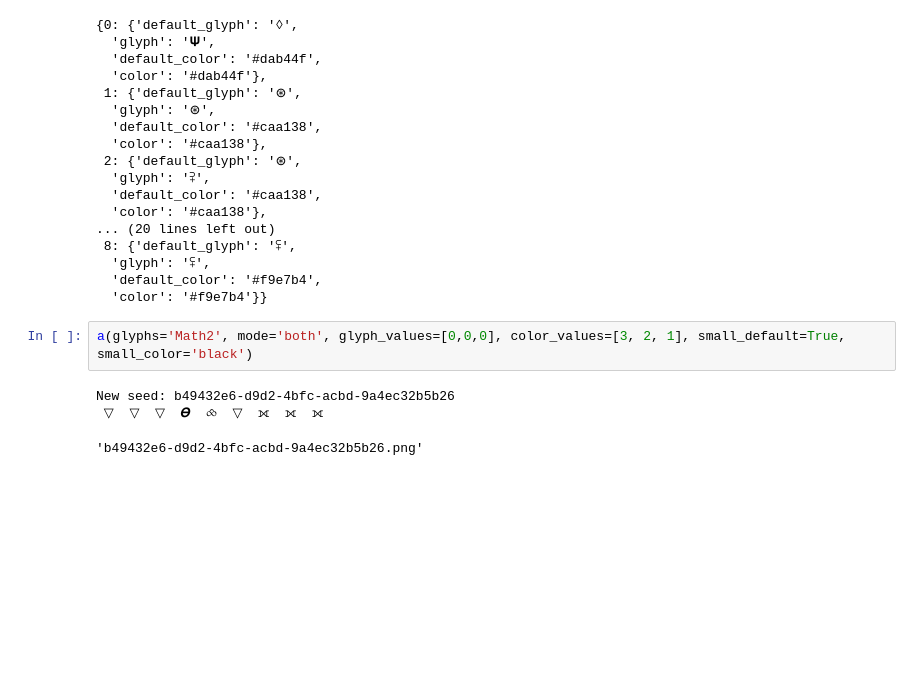
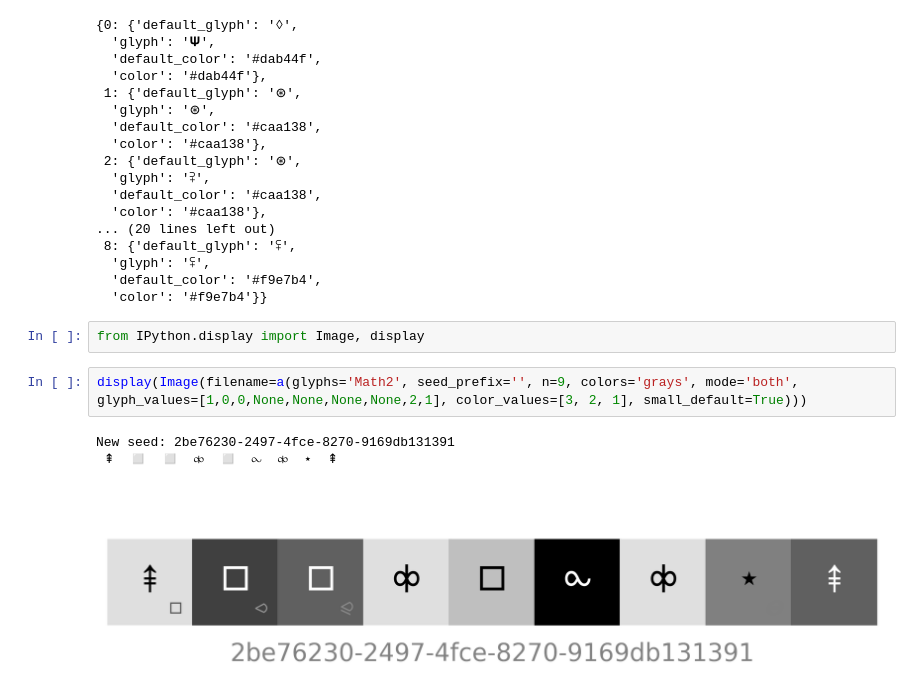
Before and after one commit to shir0tetsuo/mint, a Jupyter notebook: dev.ipynb, the cells around one changed output. Cells and saved outputs as stored; diff of their text form; blank space fills up the shorter version.

Commit message:
Apply more color controls

```diff
--- a/dev.ipynb
+++ b/dev.ipynb
@@ -65,9 +65,11 @@ a.build(seed='4b5dd072-e451-42be-816d-ad1924c1502c', glyph_values=[27,None,29,0,
   'glyph': '⪿',
   'default_color': '#f9e7b4',
   'color': '#f9e7b4'}}
+# %%
+from IPython.display import Image, display
 # %%
-a(glyphs='Math2', mode='both', glyph_values=[0,0,0], color_values=[3, 2, 1], small_default=True, small_color='black')
+display(Image(filename=a(glyphs='Math2', seed_prefix='', n=9, colors='grays', mode='both', glyph_values=[1,0,0,None,None,None,None,2,1], color_values=[3, 2, 1], small_default=True)))
 # %% [output]
-New seed: b49432e6-d9d2-4bfc-acbd-9a4ec32b5b26
- ▽  ▽  ▽  𝜭  ⧝  ▽  ⟗  ⟗  ⟗
+New seed: 2be76230-2497-4fce-8270-9169db131391
+ ⇞  ◻  ◻  ⧞  ◻  ⧜  ⧞  ⋆  ⇞
-'b49432e6-d9d2-4bfc-acbd-9a4ec32b5b26.png'
+[figure, added]
```
Also changed, not shown: parts of 1 cell of this notebook, 1 other file.
